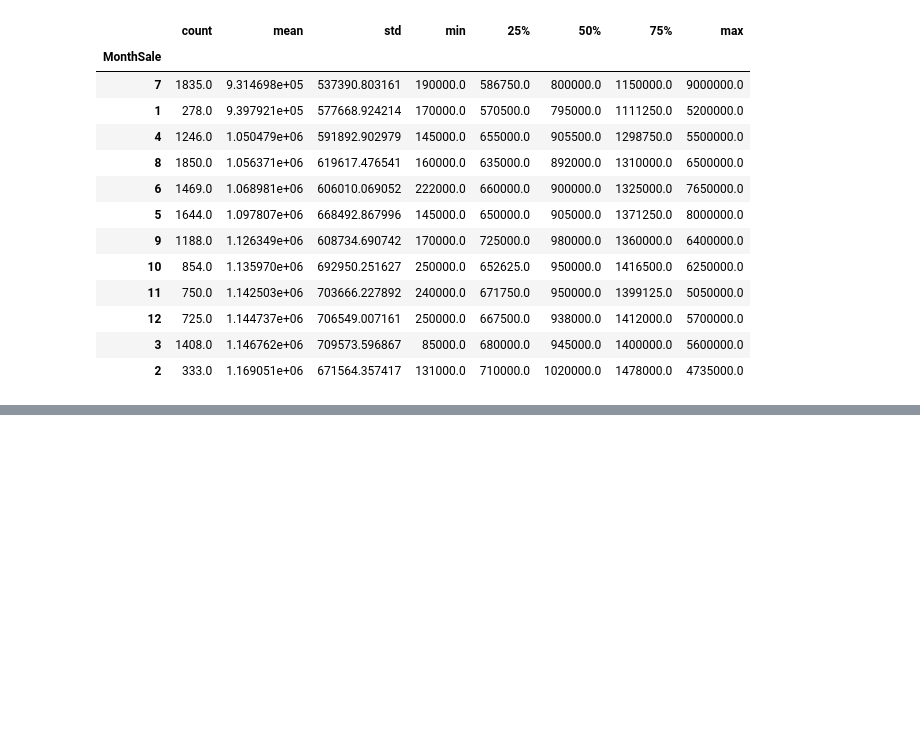
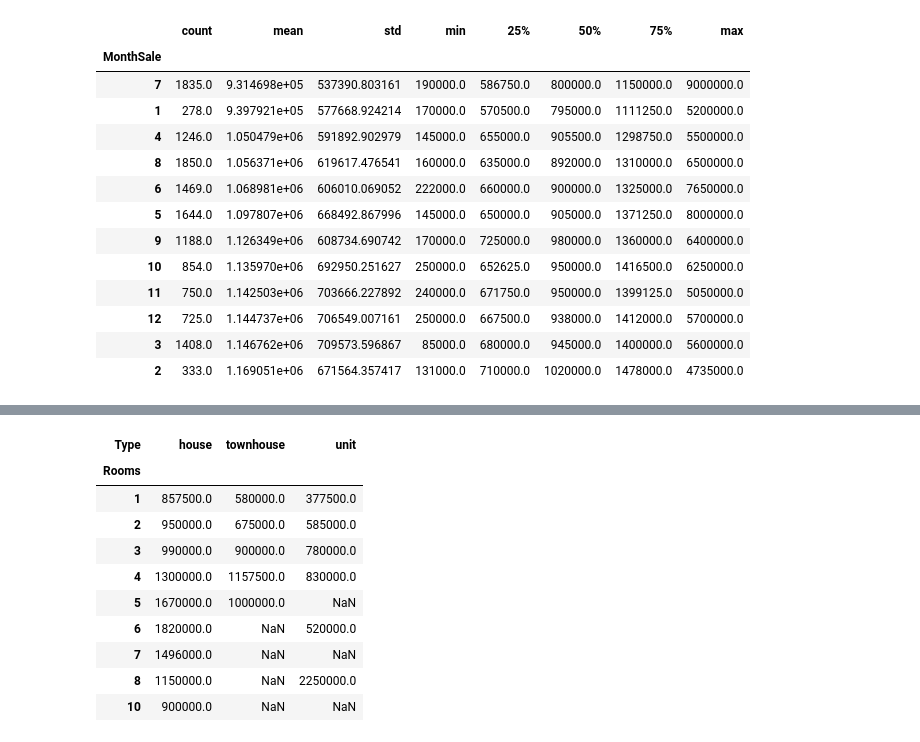
Before and after one commit to SudarickovIlya/DataCleaningProject, a Jupyter notebook: Advanced_pandas/Sort+Group.ipynb, the cells around one changed output, grey strips where cells are left out. Cells and saved outputs as stored; diff of their text form; code cells hidden in the pictures; blank space fills up the shorter version.

```diff
--- a/Advanced_pandas/Sort+Group.ipynb
+++ b/Advanced_pandas/Sort+Group.ipynb
@@ -215,0 +230,14 @@ melb_df.groupby('Regionname')['SellerG'].agg(['nunique', set])
+# %%
+melb_df.groupby(['Rooms', 'Type'])['Price'].median().unstack()
+# %% [output]
+| Type | house | townhouse | unit |
+| Rooms |  |  |  |
+| 1 | 857500.0 | 580000.0 | 377500.0 |
+| 2 | 950000.0 | 675000.0 | 585000.0 |
+| 3 | 990000.0 | 900000.0 | 780000.0 |
+| 4 | 1300000.0 | 1157500.0 | 830000.0 |
+| 5 | 1670000.0 | 1000000.0 | NaN |
+| 6 | 1820000.0 | NaN | 520000.0 |
+| 7 | 1496000.0 | NaN | NaN |
+| 8 | 1150000.0 | NaN | 2250000.0 |
+| 10 | 900000.0 | NaN | NaN |
```
Also changed, not shown: parts of 5 cells of this notebook.
